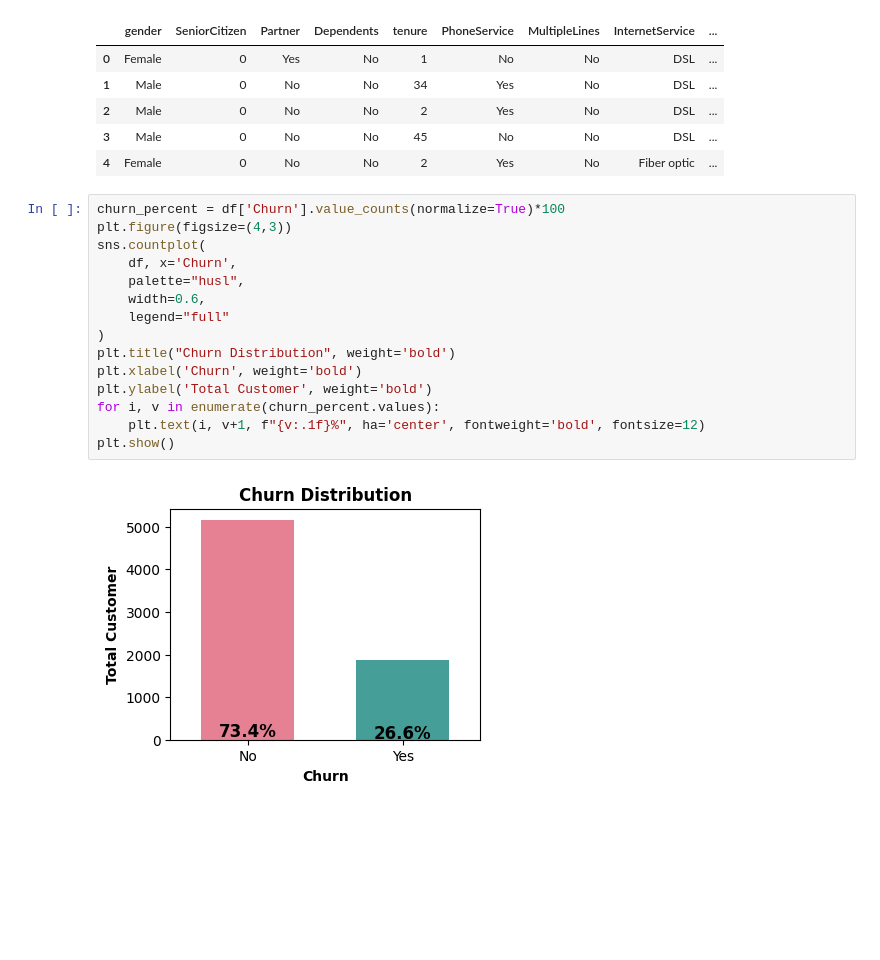
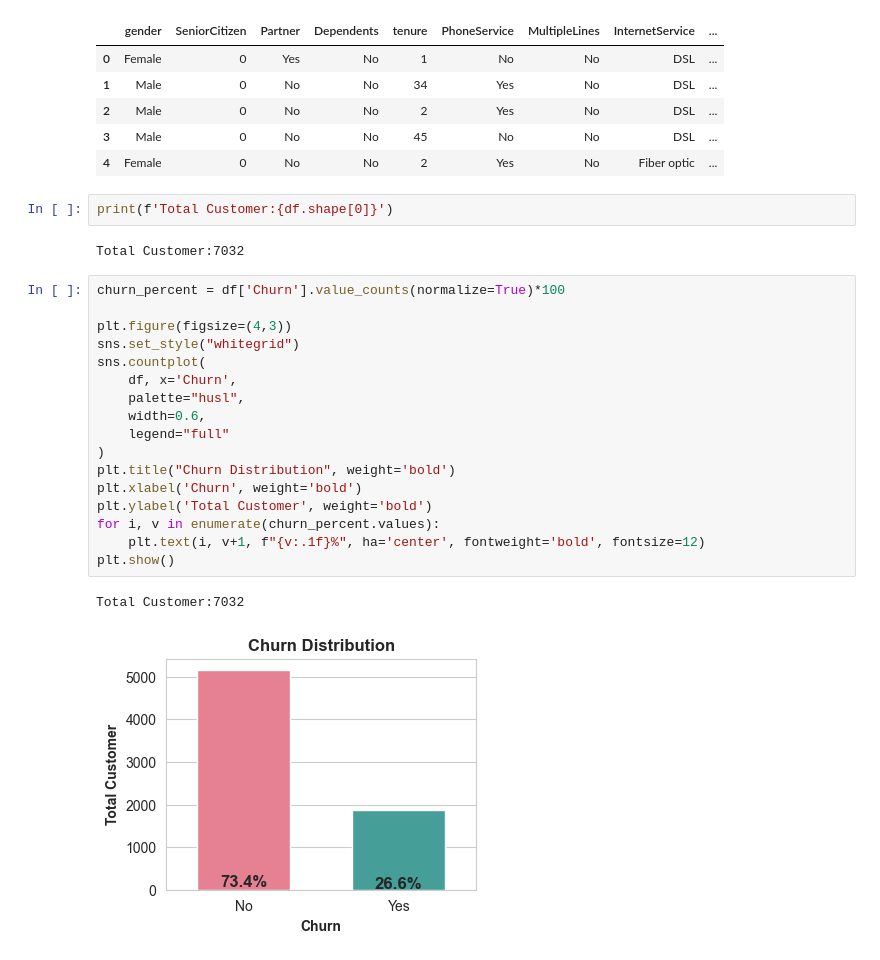
Before and after one commit to Md-Maruf-1727/customer-churn-prediction-ml, a Jupyter notebook: NoteBooks/03_eda_visualization.ipynb, the cells around one changed output. Drawn from its saved outputs; the diff is of its cells as text; blank space fills up the shorter version.

```diff
--- a/NoteBooks/03_eda_visualization.ipynb
+++ b/NoteBooks/03_eda_visualization.ipynb
@@ -14,21 +14,28 @@ df.head()
 | 2 | Male | 0 | No | No | 2 | Yes | No | DSL | ... |
 | 3 | Male | 0 | No | No | 45 | No | No | DSL | ... |
 | 4 | Female | 0 | No | No | 2 | Yes | No | Fiber optic | ... |
+# %%
+print(f'Total Customer:{df.shape[0]}')
+# %% [output]
+Total Customer:7032
 # %%
 churn_percent = df['Churn'].value_counts(normalize=True)*100
+
 plt.figure(figsize=(4,3))
+sns.set_style("whitegrid")
 sns.countplot(
     df, x='Churn',
     palette="husl",
     width=0.6,
     legend="full"
 )
 plt.title("Churn Distribution", weight='bold')
 plt.xlabel('Churn', weight='bold')
 plt.ylabel('Total Customer', weight='bold')
 for i, v in enumerate(churn_percent.values):
     plt.text(i, v+1, f"{v:.1f}%", ha='center', fontweight='bold', fontsize=12)
 plt.show()
 # %% [output]
+Total Customer:7032
-[figure, old version]
+[figure, new version]
 # %%
```
Also changed, not shown: parts of 1 cell of this notebook.
